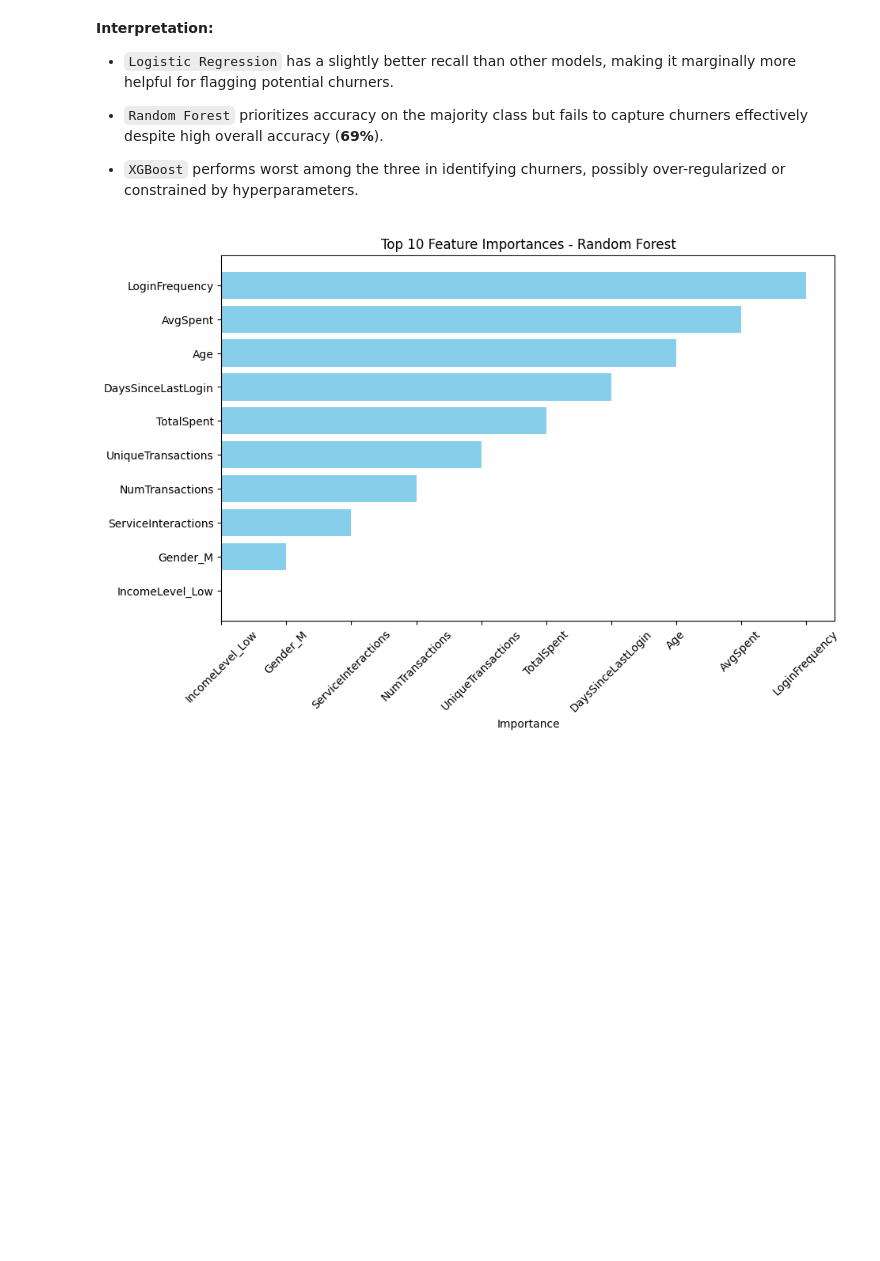
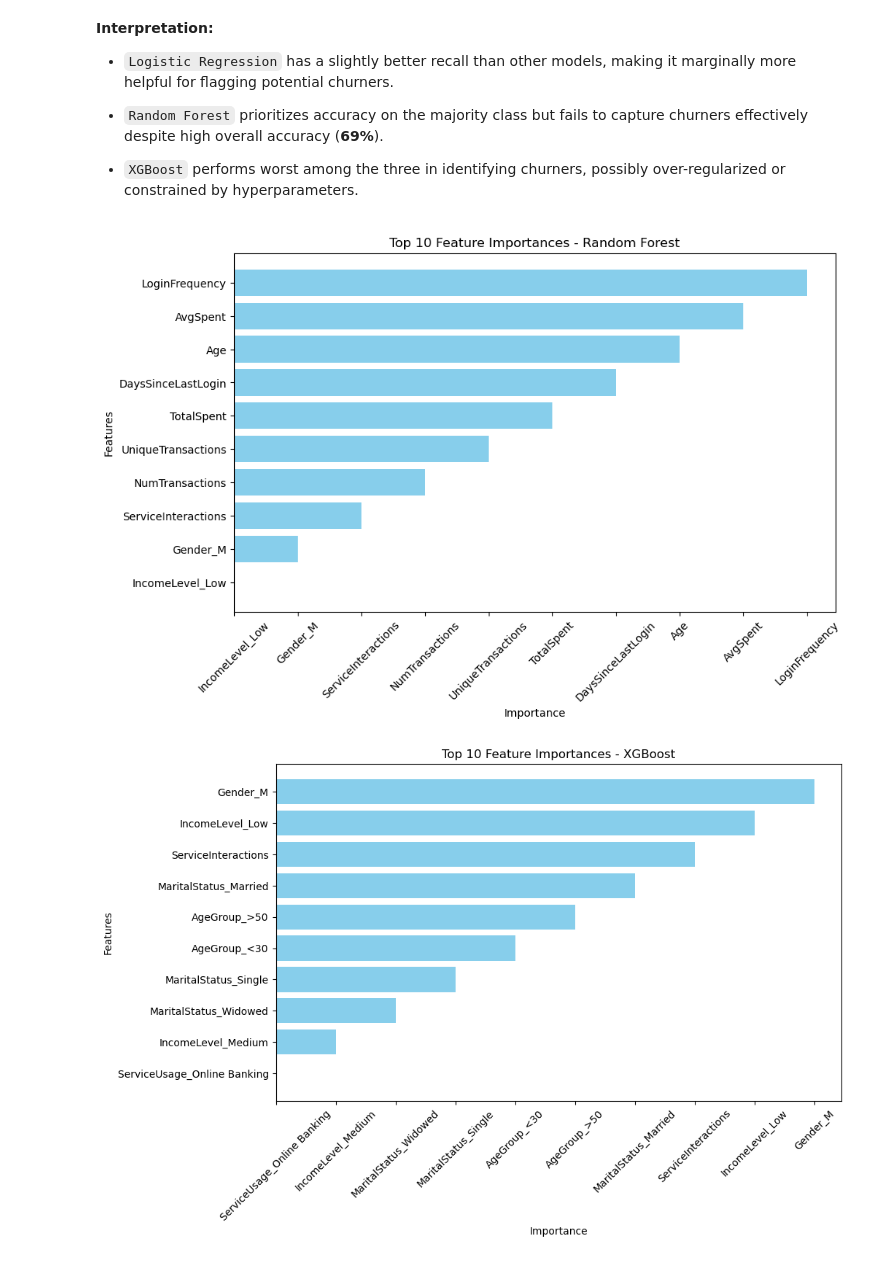
Before and after one commit to ethanaire/Lloyds-Banking-Group-Data-Science-Analytics, a Jupyter notebook: Task 2 - Build a Predictive Model.ipynb, the cells around one changed output. Saved outputs shown, nothing was run; the diff lists cells and outputs as text; code cells hidden in the pictures; blank space fills up the shorter version.

Commit message:
add decision tree and neural network models

```diff
--- a/Task 2 - Build a Predictive Model.ipynb
+++ b/Task 2 - Build a Predictive Model.ipynb
@@ -82,13 +84,25 @@ param_grids = {
         'n_estimators': [100, 200],
         'max_depth': [3, 5],
         'learning_rate': [0.05, 0.1]
+    },
+    "Decision Tree": {
+        'max_depth': [5, 10, None],
+        'min_samples_split': [2, 5]
+    },
+    "Neural Network": {
+        'hidden_layer_sizes': [(50,), (100,)],
+        'activation': ['relu'],
+        'solver': ['adam'],
+        'alpha': [0.0001, 0.001]
     }
 }
 
 models = {
     "Logistic Regression": LogisticRegression(max_iter=1000, class_weight="balanced"),
     "Random Forest": RandomForestClassifier(random_state=42),
-    "XGBoost": XGBClassifier(use_label_encoder=False, eval_metric='logloss', random_state=42)
+    "XGBoost": XGBClassifier(use_label_encoder=False, eval_metric='logloss', random_state=42),
+    "Decision Tree": DecisionTreeClassifier(random_state=42),
+    "Neural Network": MLPClassifier(max_iter=1000, random_state=42)
 }
 # %% [markdown]
 Now we can fit these models with the resampled data, then evaluate their performance via confusion matrix and metrics such as precision score, recall and F1 score.
@@ -109,6 +123,9 @@ for name, model in models.items():
         grid.fit(X_resampled, y_resampled)
         best_models[name] = grid.best_estimator_
         y_pred = grid.predict(X_test)
+        y_proba = grid.predict_proba(X_test)[:, 1] if hasattr(grid, "predict_proba") else None
+
+        # Print evaluation metrics
         print("Best Parameters:", grid.best_params_)
         print(confusion_matrix(y_test, y_pred))
         print(classification_report(y_test, y_pred))
@@ -116,6 +133,30 @@ for name, model in models.items():
         print("Recall:", recall_score(y_test, y_pred))
         print("F1 Score:", f1_score(y_test, y_pred))
 
+        if y_proba is not None:
+            print("ROC-AUC:", roc_auc_score(y_test, y_proba))
+
+            # Plot ROC Curve
+            fpr, tpr, _ = roc_curve(y_test, y_proba)
+            plt.figure()
+            plt.plot(fpr, tpr, label=f"{name} (AUC = {roc_auc_score(y_test, y_proba):.2f})")
+            plt.plot([0, 1], [0, 1], 'k--')
+            plt.xlabel("False Positive Rate")
+            plt.ylabel("True Positive Rate")
+            plt.title(f"ROC Curve - {name}")
+            plt.legend()
+            plt.show()
+
+            # Plot Precision-Recall Curve
+            precision, recall, _ = precision_recall_curve(y_test, y_proba)
+            plt.figure()
+            plt.plot(recall, precision, label=f"{name}")
+            plt.xlabel("Recall")
+            plt.ylabel("Precision")
+            plt.title(f"Precision-Recall Curve - {name}")
+            plt.legend()
+            plt.show()
+
         # Feature importance (if available)
         if hasattr(grid.best_estimator_, 'feature_importances_'):
             importances[name] = grid.best_estimator_.feature_importances_
@@ -150,13 +251,15 @@ F1 Score: 0.08108108108108109
 # %%
 # Plot feature importances for tree-based models
 for name in importances:
     plt.figure(figsize=(10, 6))
     sorted_idx = np.argsort(importances[name])[-10:]
     plt.barh(range(len(sorted_idx)), np.array(X.columns)[sorted_idx], color='skyblue')
     plt.title(f"Top 10 Feature Importances - {name}")
     plt.xlabel("Importance")
+    plt.ylabel("Features")
     plt.xticks(rotation=45)
     plt.yticks(range(len(sorted_idx)), np.array(X.columns)[sorted_idx])
     plt.show()
 # %% [output]
-[figure, old version]
+[figure, new version]
+[figure, added]
```
Also changed, not shown: parts of 4 cells of this notebook.
